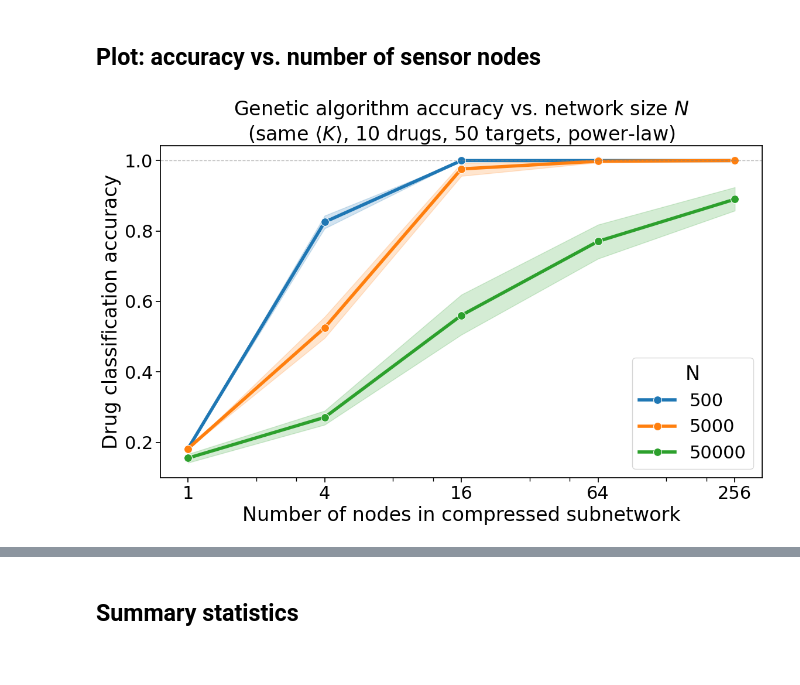
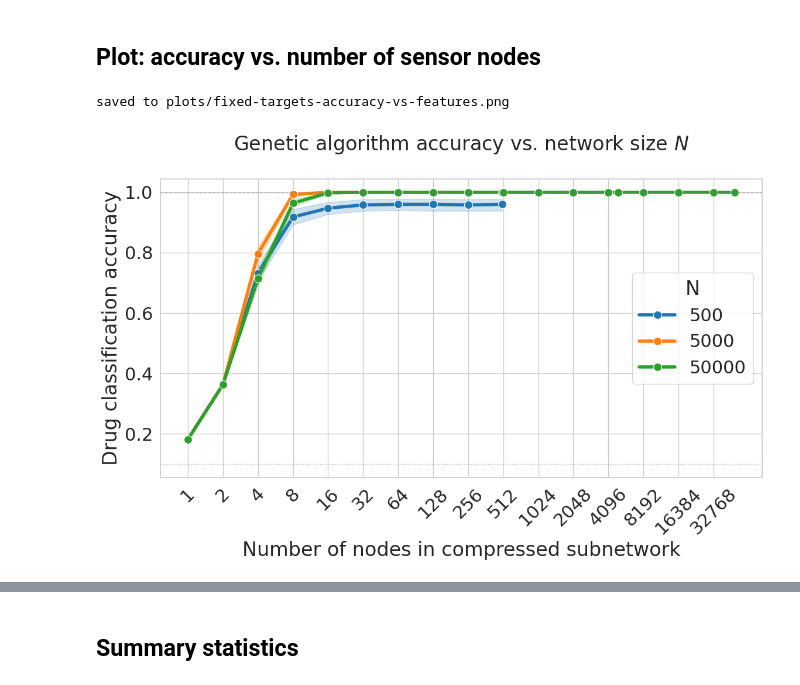
Before and after one commit to davidb2/boolean-threshold-network, a Jupyter notebook: notebooks/polished/fixed-targets-comparison.ipynb, the cells around one changed output, grey strips where cells are left out. Saved outputs shown, nothing was run; the diff lists cells and outputs as text; code cells hidden in the pictures.

```diff
--- a/notebooks/polished/fixed-targets-comparison.ipynb
+++ b/notebooks/polished/fixed-targets-comparison.ipynb
@@ -35,16 +43,27 @@ plt.rcParams['text.usetex'] = False
 # %%
 dfs = []
 for N, results_dir in GA_RESULTS.items():
-  csvs = sorted(results_dir.glob('*.csv'))
+  csvs = [csv for csv in sorted(results_dir.glob('*-full.csv')) if not csv.name.startswith('combined')]
   if not csvs:
     print(f'WARNING: no CSVs found in {results_dir}')
     continue
   df = pd.concat([pd.read_csv(f) for f in csvs], ignore_index=True)
   df['N'] = N
   dfs.append(df)
-  print(f'N={N}: {len(csvs)} network files, {len(df)} rows')
+  print(f'N={N}: {len(csvs)} network files, {len(df)} rows, '
+        f'generations 0..{df["generation"].max()}, '
+        f'feature sizes: {sorted(df["max_num_features"].unique())}')
 
 all_df = pd.concat(dfs, ignore_index=True)
-all_df['N'] = all_df['N']#.astype(str)
-all_df.head()
+
+# final-generation rows: last recorded generation for each (network, feature_size)
+final_df = (
+  all_df
+  .sort_values('generation')
+  .groupby(['N', 'original_network_idx', 'max_num_features'], as_index=False)
+  .last()
+)
+
+print(f'\ntotal rows: {len(all_df)},  final-generation rows: {len(final_df)}')
+final_df.head()
 # %% [output]
@@ -60,29 +106,51 @@ N=50000: 48 network files, 240 rows
 # %% [markdown]
 ## Plot: accuracy vs. number of sensor nodes
 # %%
-with sns.plotting_context('notebook', font_scale=2.0):
+feature_sizes = sorted(final_df['max_num_features'].unique())
+
+# Fill missing (network, feature_size) combinations with 1.0 so every point
+# averages over the same 50 networks. Networks that stopped early (perfect
+# accuracy at a smaller feature size) never ran larger ones — assume 1.0.
+plot_df = (
+  final_df[['N', 'original_network_idx', 'max_num_features', 'best_accuracy']]
+  .pivot(index=['N', 'original_network_idx'], columns='max_num_features', values='best_accuracy')
+  .fillna(1.0)
+  .stack()
+  .reset_index(name='best_accuracy')
+)
+plot_df = plot_df[plot_df.max_num_features <= plot_df.N]
+
+with sns.plotting_context('notebook', font_scale=2.0), sns.axes_style('whitegrid'):
   fig, ax = plt.subplots(figsize=(12, 8))
   g = sns.lineplot(
-    data=all_df,
+    data=plot_df,
     x='max_num_features',
-    y='accuracy',
+    y='best_accuracy',
     hue='N',
     lw=4,
     marker='o',
     markersize=10,
     palette='tab10',
     ax=ax,
   )
-  ax.set_xscale('log', base=4)
-  ax.set_xticks([1, 4, 16, 64, 256])
+  ax.set_xscale('log', base=2)
+  ax.set_xticks(feature_sizes)
   ax.get_xaxis().set_major_formatter(plt.ScalarFormatter())
   ax.axhline(1.0, color='gray', lw=1, ls='--', alpha=0.5)
   ax.axhline(0.1, color='gray', lw=1, ls=':', alpha=0.5, label='random (10 drugs)')
+  ax.set_xticks(2**np.arange(15+1))
+  ax.tick_params(axis='x', labelrotation=45)
   g.set(
     xlabel='Number of nodes in compressed subnetwork',
     ylabel='Drug classification accuracy',
-    title='Genetic algorithm accuracy vs. network size $N$\n(same $\\langle K \\rangle$, 10 drugs, 50 targets, power-law)',
+    title='Genetic algorithm accuracy vs. network size $N$\n',
+          # '(same $\\langle K \\rangle$, 10 drugs, 50 targets, power-law)',
   )
   plt.tight_layout()
+
+PLOT_ACCURACY.parent.mkdir(parents=True, exist_ok=True)
+fig.savefig(PLOT_ACCURACY, bbox_inches='tight', dpi=300)
+print(f'saved to {PLOT_ACCURACY}')
 # %% [output]
+saved to plots/fixed-targets-accuracy-vs-features.png
-[figure, old version]
+[figure, new version]
```
Also changed, not shown: parts of 11 cells of this notebook, 9 other files.
